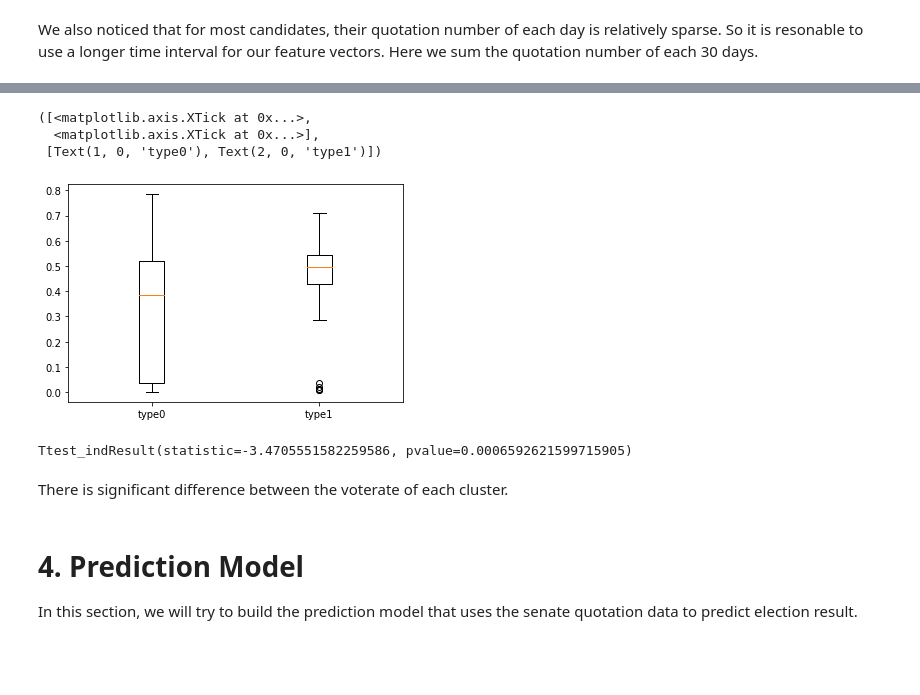
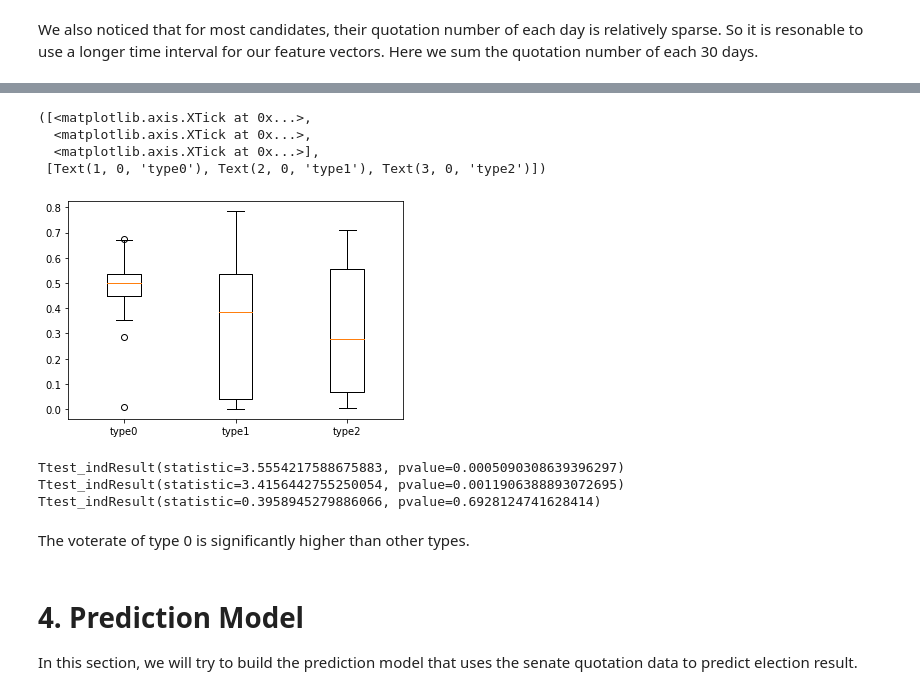
Before and after one commit to epfl-ada/ada-2021-project-chilldatagroup, a Jupyter notebook: Milestone2.ipynb, the cells around one changed output, grey strips where cells are left out. Saved outputs shown, nothing was run; the diff lists cells and outputs as text; code cells hidden in the pictures; blank space fills up the shorter version.

```diff
--- a/Milestone2.ipynb
+++ b/Milestone2.ipynb
@@ -959,21 +959,27 @@ Text(0.5, 1.0, 'Dianne Feinstein, Type 1 Example')
 # %%
 voterate_type0 = candidate_info_byname.loc[candidate_name_filted[np.where(labels==0)]]['vote_rate']
 voterate_type1 = candidate_info_byname.loc[candidate_name_filted[np.where(labels==1)]]['vote_rate']
+voterate_type2 = candidate_info_byname.loc[candidate_name_filted[np.where(labels==2)]]['vote_rate']
 # %%
-plt.boxplot([voterate_type0.to_numpy(),voterate_type1.to_numpy()])
-plt.xticks([1, 2], ['type0', 'type1'])
+plt.boxplot([voterate_type0.to_numpy(),voterate_type1.to_numpy(),voterate_type2.to_numpy()])
+plt.xticks([1, 2, 3], ['type0', 'type1', 'type2'])
 # %% [output]
 ([<matplotlib.axis.XTick at 0x...>,
+  <matplotlib.axis.XTick at 0x...>,
   <matplotlib.axis.XTick at 0x...>],
- [Text(1, 0, 'type0'), Text(2, 0, 'type1')])
+ [Text(1, 0, 'type0'), Text(2, 0, 'type1'), Text(3, 0, 'type2')])
-[figure, old version]
+[figure, new version]
 # %%
 from scipy.stats import ttest_ind
-ttest_ind(voterate_type0.to_numpy(),voterate_type1.to_numpy())
+print(ttest_ind(voterate_type0.to_numpy(),voterate_type1.to_numpy()))
+print(ttest_ind(voterate_type0.to_numpy(),voterate_type2.to_numpy()))
+print(ttest_ind(voterate_type1.to_numpy(),voterate_type2.to_numpy()))
 # %% [output]
-Ttest_indResult(statistic=-3.4705551582259586, pvalue=0.0006592621599715905)
+Ttest_indResult(statistic=3.5554217588675883, pvalue=0.0005090308639396297)
+Ttest_indResult(statistic=3.4156442755250054, pvalue=0.0011906388893072695)
+Ttest_indResult(statistic=0.3958945279886066, pvalue=0.6928124741628414)
 # %% [markdown]
-There is significant difference between the voterate of each cluster.
+The voterate of type 0 is significantly higher than other types.
 # %% [markdown]
 # 4. Prediction Model
 In this section, we will try to build the prediction model that uses the senate quotation data to predict election result.
```
Also changed, not shown: parts of 46 cells of this notebook.
